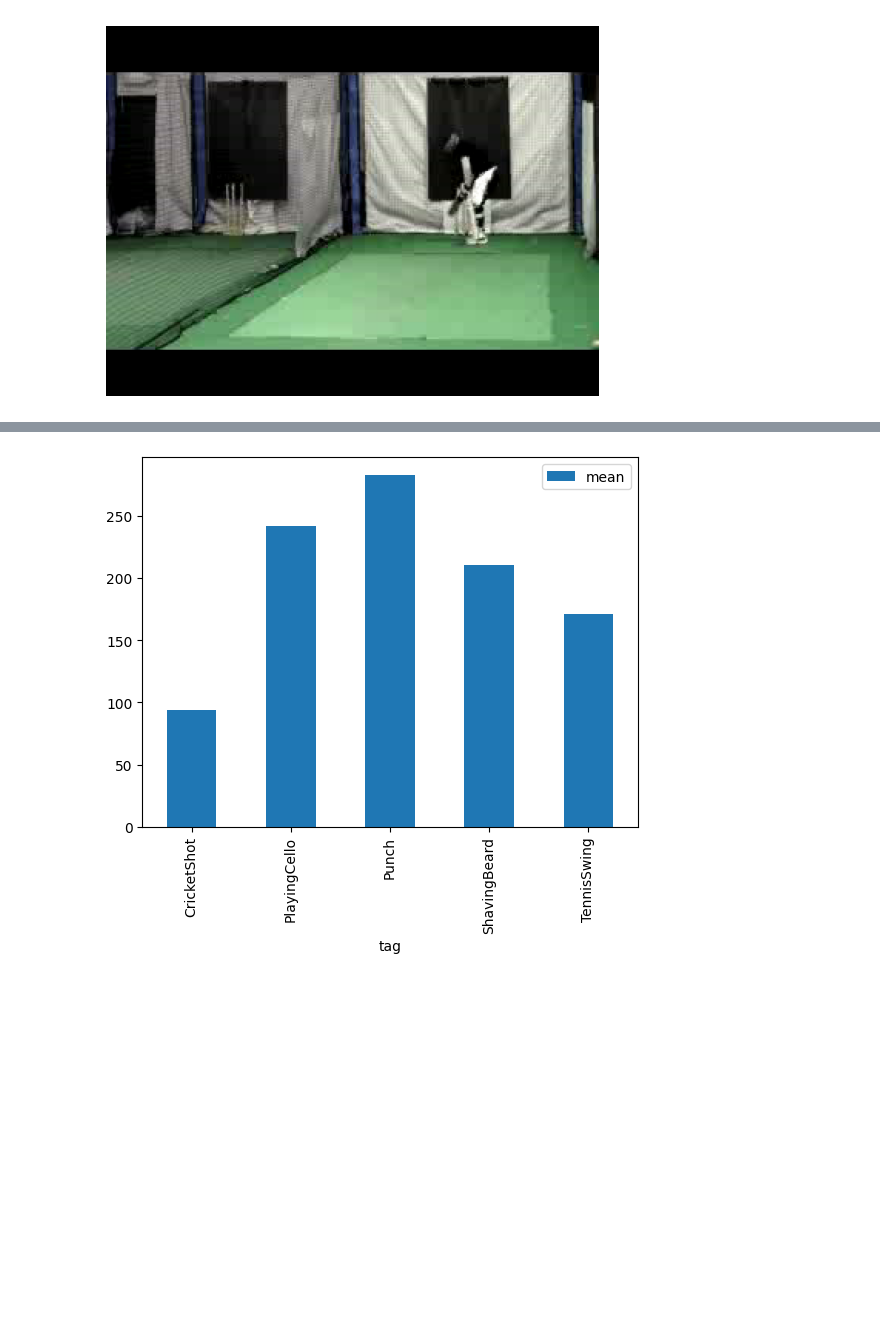
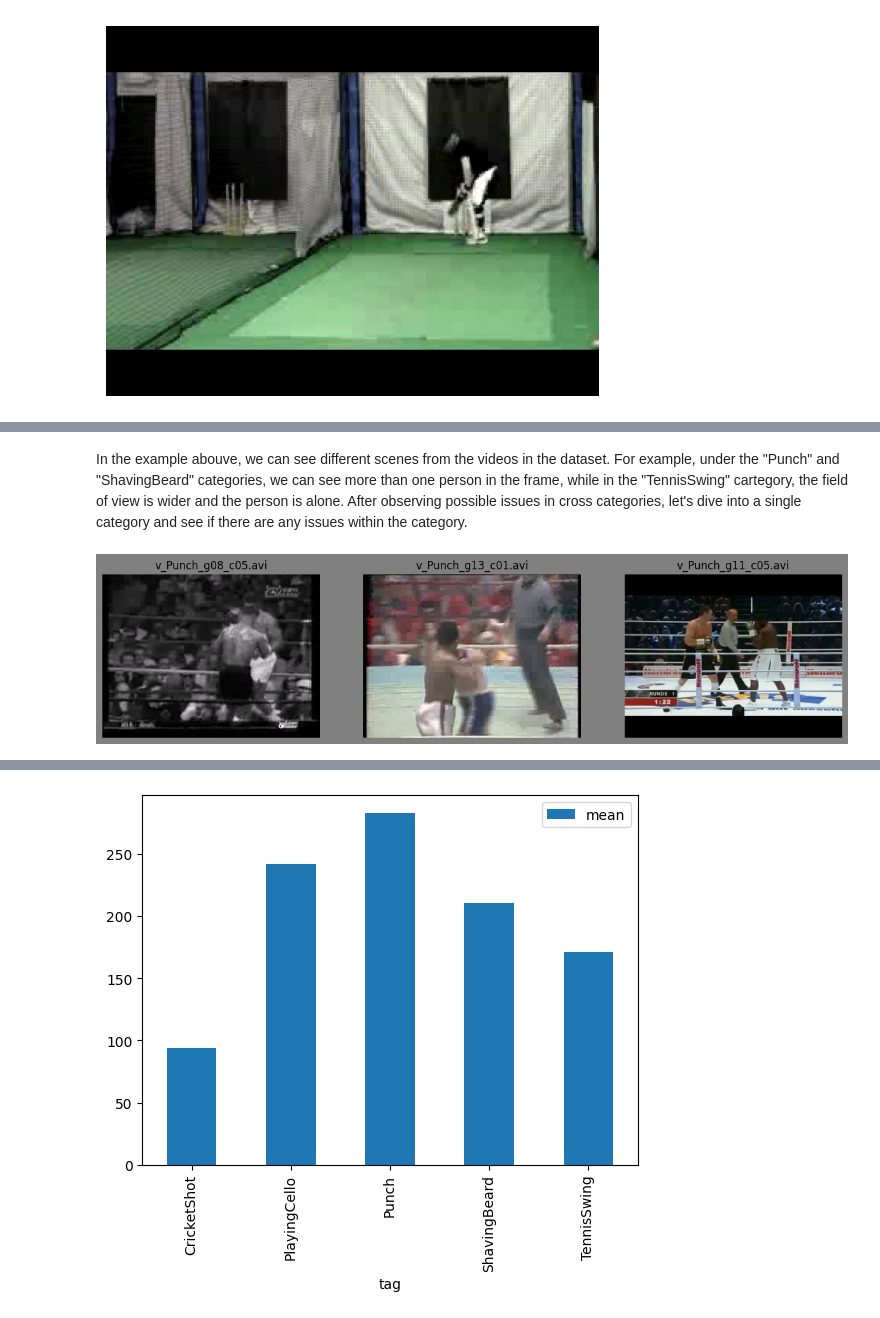
Before and after one commit to aradgast/ex3_video_classification, a Jupyter notebook: main_eda.ipynb, the cells around one changed output, grey strips where cells are left out. Saved outputs shown, nothing was run; the diff lists cells and outputs as text; code cells hidden in the pictures; blank space fills up the shorter version.

```diff
--- a/main_eda.ipynb
+++ b/main_eda.ipynb
@@ -46,0 +81,18 @@ plt.show()
+# %% [markdown]
+In the example abouve, we can see different scenes from the videos in the dataset. For example, under the "Punch" and "ShavingBeard" categories, we can see more than one person in the frame, while in the "TennisSwing" cartegory, the field of view is wider and the person is alone. After observing possible issues in cross categories, let's dive into a single category and see if there are any issues within the category.
+# %%
+# display 3 frames from the "Punch" category from 3 different videos
+fig, axs = plt.subplots(1, 3, figsize=(15, 5))
+fig.patch.set_facecolor('gray')  # Set the figure background to white
+random_idx = np.random.randint(0, len(train_df[train_df['tag'] == 'Punch']), 3)
+for i, video_name in enumerate(train_df[train_df['tag'] == 'Punch']['video_name'].values[random_idx]):
+    video_path = os.path.join(os.getcwd() ,"data", "train", video_name)
+    cap = cv2.VideoCapture(video_path)
+    ret, frame = cap.read()
+    axs[i].imshow(cv2.cvtColor(frame, cv2.COLOR_BGR2RGB))
+    axs[i].axis('off')
+    axs[i].set_title(video_name)
+    axs[i].set_facecolor('gray')
+plt.show()
+# %% [output]
+[figure, added]
```
Also changed, not shown: parts of 12 cells of this notebook.
